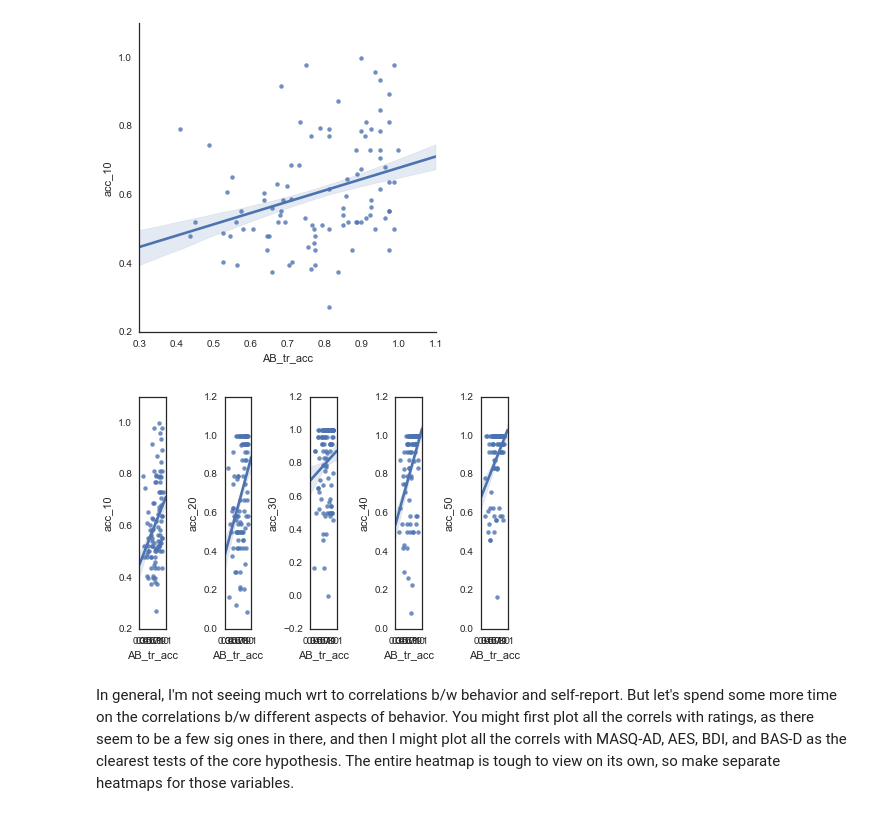
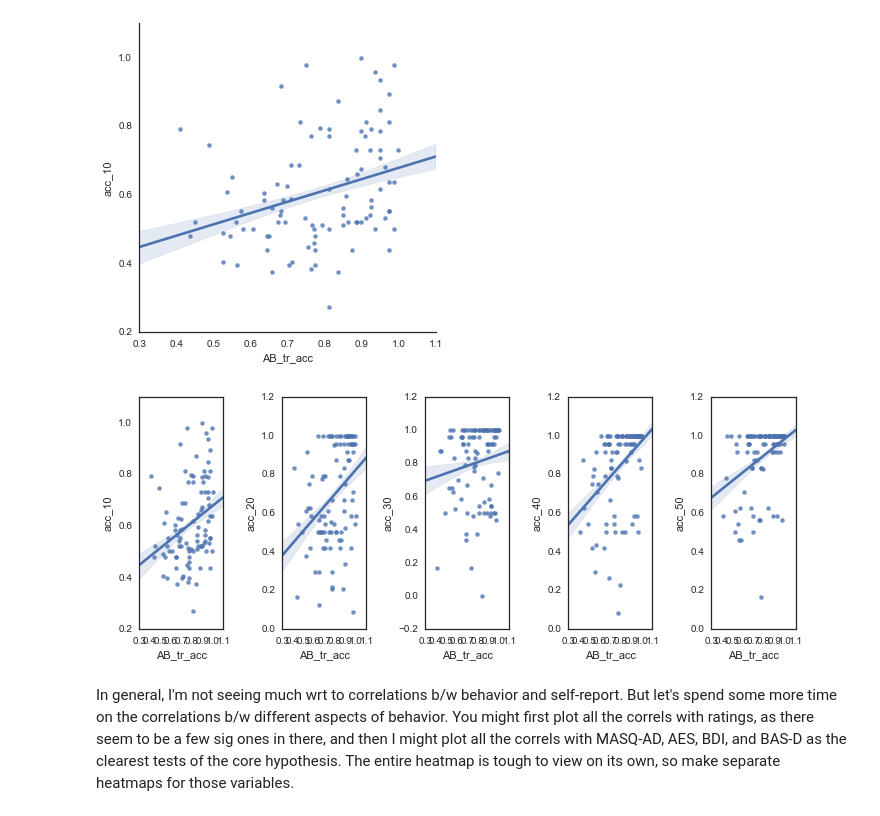
Before and after one commit to dgdillon/PST_Master, a Jupyter notebook: PST_Master.ipynb, the cells around one changed output. Cells and saved outputs as stored; diff of their text form; code cells hidden in the pictures.

```diff
--- a/PST_Master.ipynb
+++ b/PST_Master.ipynb
@@ -2149,13 +2087,14 @@ sns.lmplot(y='AB_tr_acc',x='BAS_D',units='ID',ci=68,data=sr)
 <seaborn.axisgrid.FacetGrid at 0x...>
 [figure]
 # %%
-# Add Q values on AB, CD, EF training trials (averaged over blocks).
+# Add Q values on training trials (averaged over blocks).
 # Wow, the Q values really aren't correlated with anything except training accuracy . . .
-df = misc.MakeFrame(in_df=model_train,dv=['Q'],id_vars=['ID','pair'])
-df = df.pivot(index='ID',columns='pair',values='Q')
+df = misc.MakeFrame(in_df=model_train,dv=['Q'],id_vars=['ID','choice'])
+df = df.pivot(index='ID',columns='choice',values='Q')
 df.reset_index(inplace=True)
-new_cols = ['ID','Q_AB','Q_CD','Q_EF']
+new_cols = ['ID','Qa','Qb','Qc','Qd','Qe','Qf']
 df.columns = new_cols
+df.head()
 
 sr = pd.merge(sr,df,on='ID')
 # sr.head()
@@ -2354,22 +2293,22 @@ print sp.stats.pearsonr(sr.acc_10,sr.AB_tr_acc)
 # %%
 # Obviously needs some work, but this will show that AB training accuracy, despite its simplicity, is correlated
 # with all levels of test accuracy as a function of the difference in reinforcement rates for the two stimuli being
 # tested, all the way from very hard (10% diff) to very easy (50% diff). May be useful for thinking about why an AB
 # training deficit in MDD is noteworthy.
 
-fig = plt.figure()
+fig = plt.figure(figsize=(10,4))
 ax1 = fig.add_subplot(151)
 sns.regplot(y='acc_10',x='AB_tr_acc',units='ID',ci=68,data=sr,ax=ax1)
 ax2 = fig.add_subplot(152)
 sns.regplot(y='acc_20',x='AB_tr_acc',units='ID',ci=68,data=sr,ax=ax2)
 ax3 = fig.add_subplot(153)
 sns.regplot(y='acc_30',x='AB_tr_acc',units='ID',ci=68,data=sr,ax=ax3)
 ax4 = fig.add_subplot(154)
 sns.regplot(y='acc_40',x='AB_tr_acc',units='ID',ci=68,data=sr,ax=ax4)
 ax5 = fig.add_subplot(155)
 sns.regplot(y='acc_50',x='AB_tr_acc',units='ID',ci=68,data=sr,ax=ax5)
 fig.tight_layout()
 # %% [output]
-[figure, old version]
+[figure, new version]
 # %% [markdown]
 In general, I'm not seeing much wrt to correlations b/w behavior and self-report. But let's spend some more time on the correlations b/w different aspects of behavior. You might first plot all the correls with ratings, as there seem to be a few sig ones in there, and then I might plot all the correls with MASQ-AD, AES, BDI, and BAS-D as the clearest tests of the core hypothesis. The entire heatmap is tough to view on its own, so make separate heatmaps for those variables.
```
Also changed, not shown: parts of 37 cells of this notebook.
